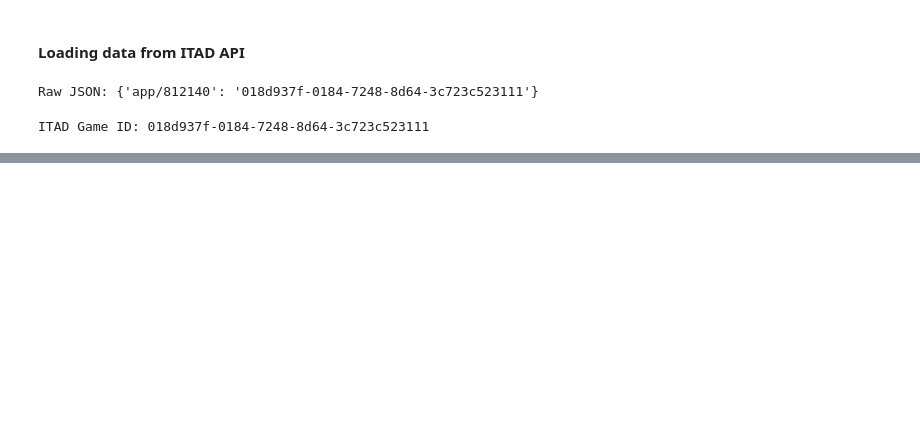
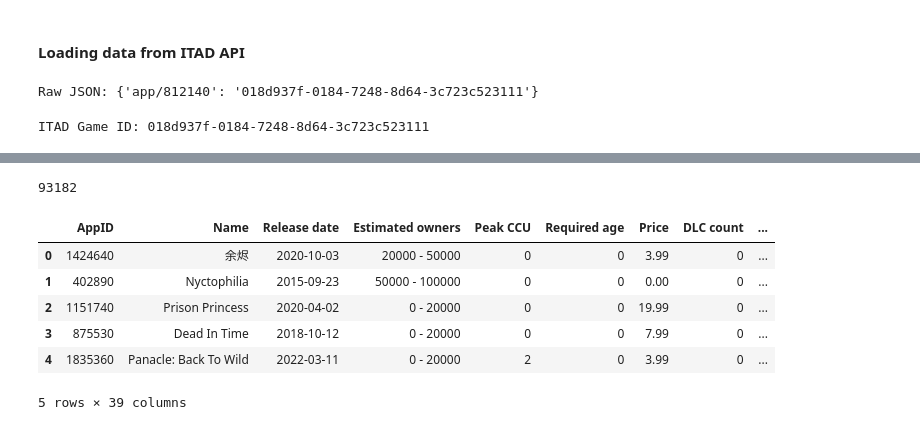
Before and after one commit to faraz1272/steam-discount-forecast, a Jupyter notebook: steam_discount_forecast.ipynb, the cells around one changed output, grey strips where cells are left out. Saved outputs shown, nothing was run; the diff lists cells and outputs as text; code cells hidden in the pictures; blank space fills up the shorter version.

```diff
--- a/steam_discount_forecast.ipynb
+++ b/steam_discount_forecast.ipynb
@@ -68,0 +216,4 @@ Reviews: [{'score': 89, 'source': 'Steam', 'count': 158914, 'url': 'https://stor
+# %%
+kaggle_data['AppID'].nunique()
+# %% [output]
+93182
@@ -68,0 +222,10 @@ Reviews: [{'score': 89, 'source': 'Steam', 'count': 158914, 'url': 'https://stor
+# %%
+kaggle_data.head()
+# %% [output]
+|  | AppID | Name | Release date | Estimated owners | Peak CCU | Required age | Price | DLC count | ... |
+| 0 | 1424640 | 余烬 | 2020-10-03 | 20000 - 50000 | 0 | 0 | 3.99 | 0 | ... |
+| 1 | 402890 | Nyctophilia | 2015-09-23 | 50000 - 100000 | 0 | 0 | 0.00 | 0 | ... |
+| 2 | 1151740 | Prison Princess | 2020-04-02 | 0 - 20000 | 0 | 0 | 19.99 | 0 | ... |
+| 3 | 875530 | Dead In Time | 2018-10-12 | 0 - 20000 | 0 | 0 | 7.99 | 0 | ... |
+| 4 | 1835360 | Panacle: Back To Wild | 2022-03-11 | 0 - 20000 | 2 | 0 | 3.99 | 0 | ... |
+5 rows × 39 columns
```
Also changed, not shown: parts of 13 cells of this notebook, 1 other file.
